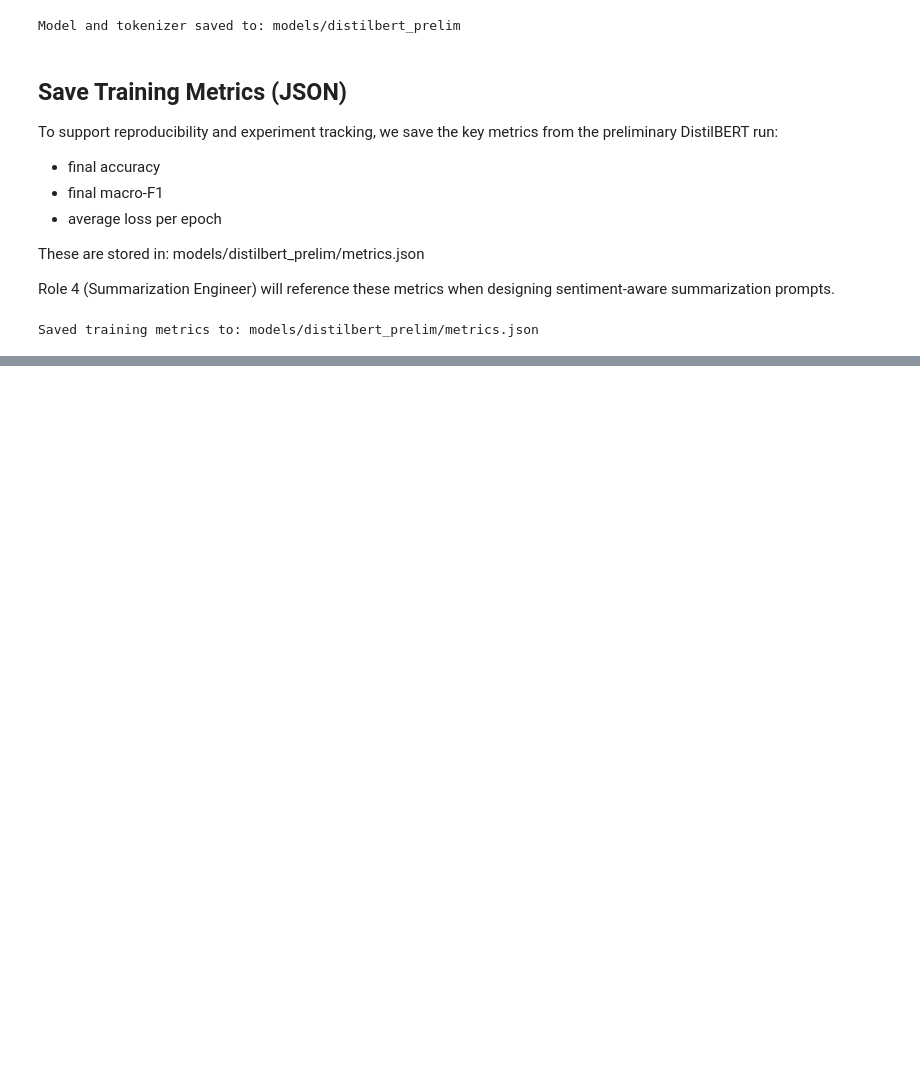
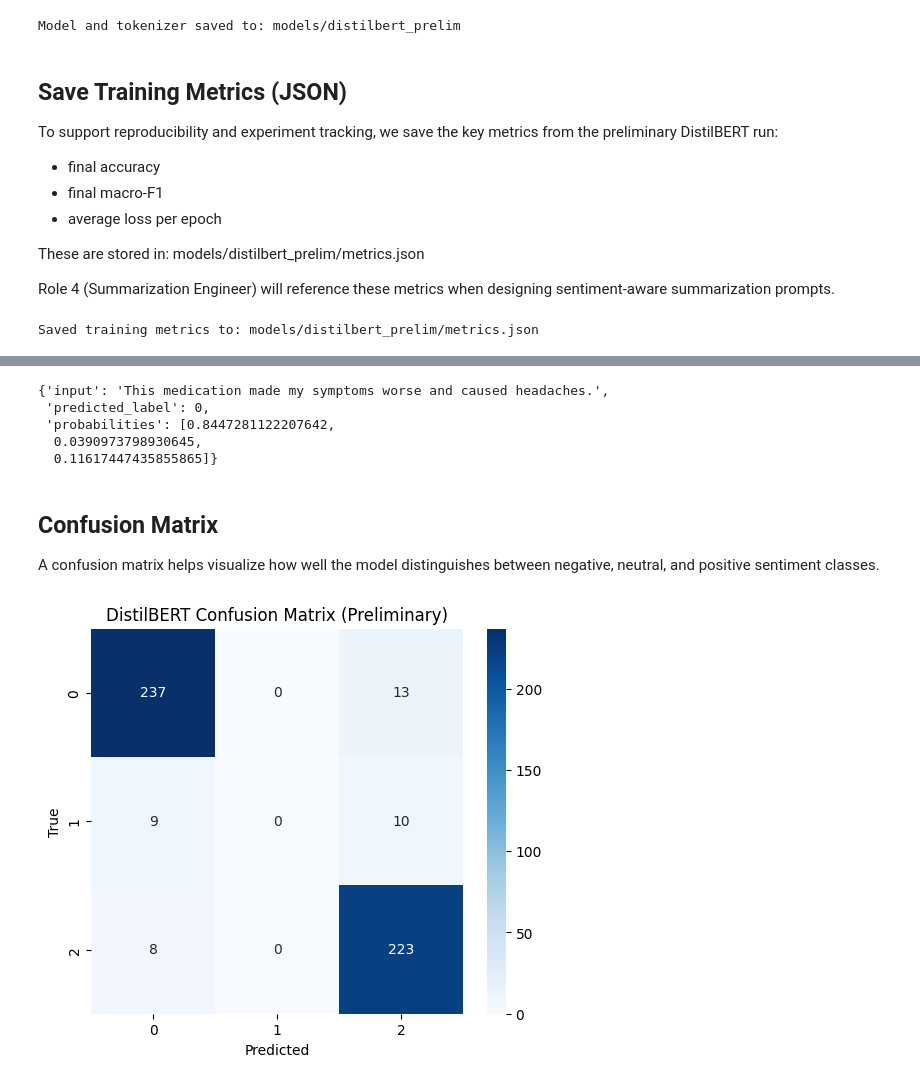
Before and after one commit to khamar-u/IE7374-Group-Project-07-, a Jupyter notebook: notebooks/distilbert.ipynb, the cells around one changed output, grey strips where cells are left out. Cells and saved outputs as stored; diff of their text form; code cells hidden in the pictures; blank space fills up the shorter version.

```diff
--- a/notebooks/distilbert.ipynb
+++ b/notebooks/distilbert.ipynb
@@ -717,0 +721,59 @@ producing solid accuracy and moderate macro‑F1. This setup is ready for:
+# %%
+# ============================================================
+# Inference function for new reviews
+# ============================================================
+
+import numpy as np
+
+def predict_review(text):
+    model.eval()
+    encoding = tokenizer(
+        text,
+        truncation=True,
+        padding="max_length",
+        max_length=256,
+        return_tensors="pt"
+    )
+
+    with torch.no_grad():
+        outputs = model(**encoding)
+        logits = outputs.logits
+        probs = torch.softmax(logits, dim=1).cpu().numpy()[0]
+        label = int(np.argmax(probs))
+
+    return {
+        "input": text,
+        "predicted_label": label,
+        "probabilities": probs.tolist()
+    }
+
+# Test inference
+predict_review("This medication made my symptoms worse and caused headaches.")
+# %% [output]
+{'input': 'This medication made my symptoms worse and caused headaches.',
+ 'predicted_label': 0,
+ 'probabilities': [0.8447281122207642,
+  0.0390973798930645,
+  0.11617447435855865]}
+# %% [markdown]
+## Confusion Matrix
+A confusion matrix helps visualize how well the model distinguishes between negative, neutral, and positive sentiment classes.
+# %%
+# ============================================================
+# Confusion matrix visualization
+# ============================================================
+
+from sklearn.metrics import confusion_matrix
+import seaborn as sns
+import matplotlib.pyplot as plt
+
+cm = confusion_matrix(all_labels, all_preds)
+
+plt.figure(figsize=(6,5))
+sns.heatmap(cm, annot=True, cmap="Blues", fmt="d")
+plt.xlabel("Predicted")
+plt.ylabel("True")
+plt.title("DistilBERT Confusion Matrix (Preliminary)")
+plt.show()
+# %% [output]
+[figure, added]
```
Also changed, not shown: parts of 29 cells of this notebook.
